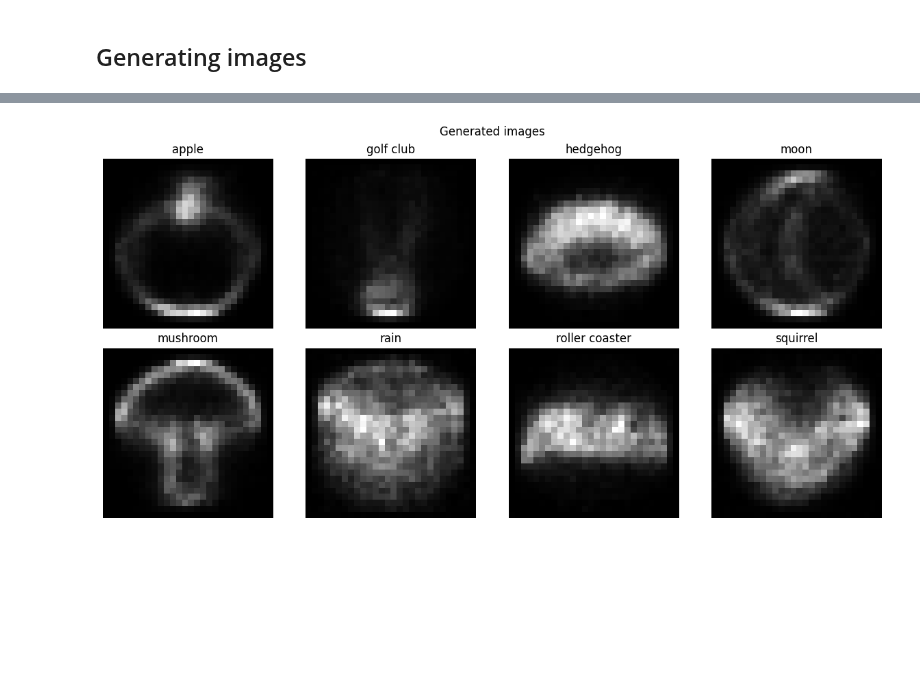
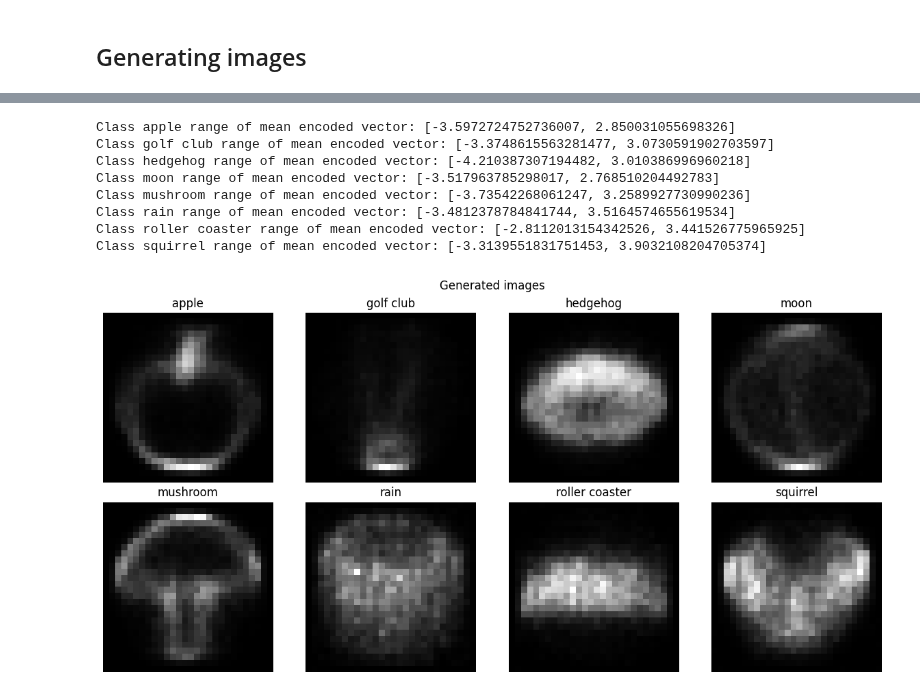
Before and after one commit to MightyCode/enseirb-s9-doodle-computer-vision, a Jupyter notebook: encoder_decoder.ipynb, the cells around one changed output, grey strips where cells are left out. Saved outputs shown, nothing was run; the diff lists cells and outputs as text; code cells hidden in the pictures; blank space fills up the shorter version.

```diff
--- a/encoder_decoder.ipynb
+++ b/encoder_decoder.ipynb
@@ -283,9 +270,18 @@ Class squirrel range of mean encoded vector: [-3.14544491814632, 3.2317926439584
-# %%
-alternative_versions = []
-for mean_encoded_vector in mean_encoded_vectors:
-    alternative_versions.append(create_alternative_version(mean_encoded_vector, 0.05))
-
-alternative_generated_version = generated_images_for_mean_vector(alternative_versions, autoencoder_model)
-show_generated_images(alternative_generated_version)
-# %% [output]
-[figure, removed]
+# %%
+from src.generator import ImageGenerator
+
+image_generator = ImageGenerator(classes, device, autoencoder_model)
+# %%
+mean_encoded_vectors = image_generator.generate_mean_encoded_vectors_per_classes(
+    training_loaded_set, conv_model=False)
+image_generator.show_generated_images_per_mean_vectors(mean_encoded_vectors, image_size=(WIDTH, HEIGHT))
+# %% [output]
+Class apple range of mean encoded vector: [-3.5972724752736007, 2.850031055698326]
+Class golf club range of mean encoded vector: [-3.3748615563281477, 3.0730591902703597]
+Class hedgehog range of mean encoded vector: [-4.210387307194482, 3.010386996960218]
+Class moon range of mean encoded vector: [-3.517963785298017, 2.768510204492783]
+Class mushroom range of mean encoded vector: [-3.73542268061247, 3.2589927730990236]
+Class rain range of mean encoded vector: [-3.4812378784841744, 3.5164574655619534]
+Class roller coaster range of mean encoded vector: [-2.8112013154342526, 3.441526775965925]
+Class squirrel range of mean encoded vector: [-3.3139551831751453, 3.9032108204705374]
+[figure, added]
```
Also changed, not shown: parts of 10 cells of this notebook, 2 other files.
